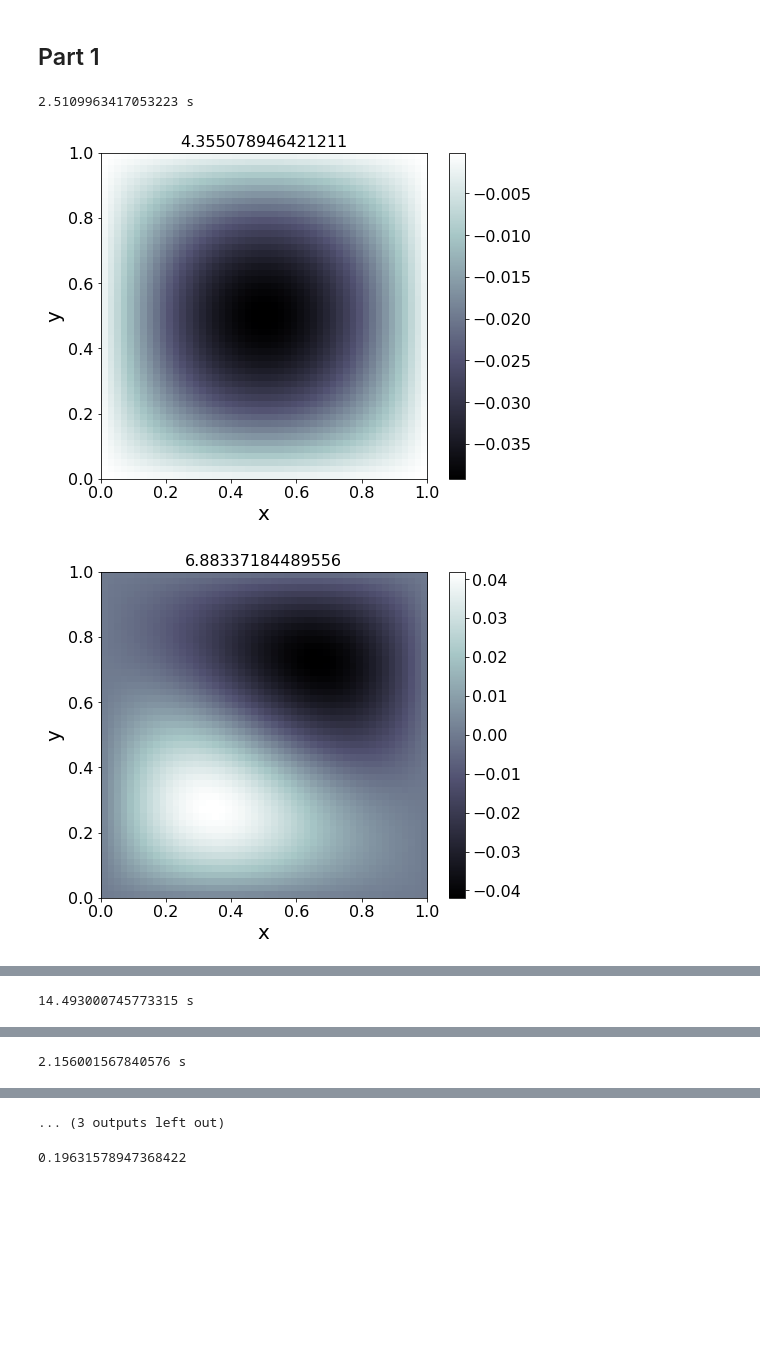
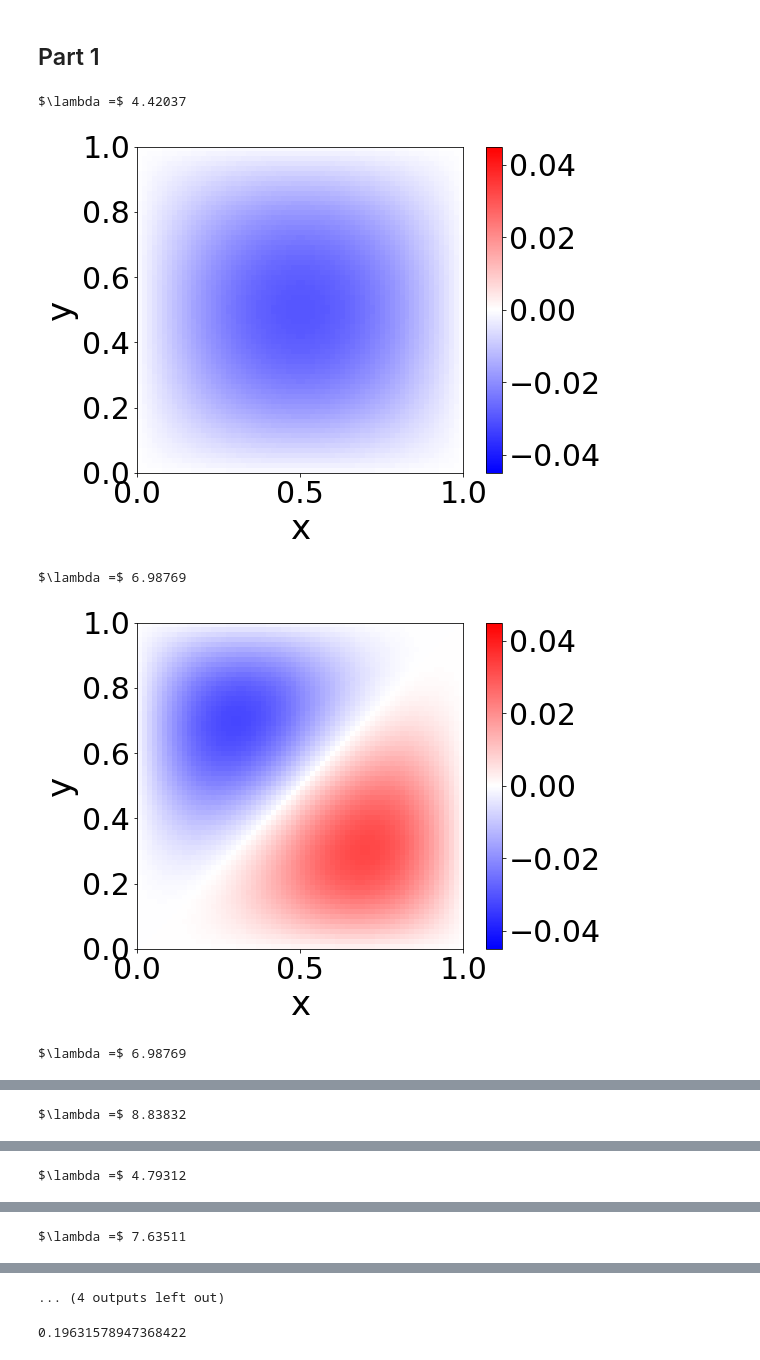
Before and after one commit to Nickvs99/ScientificComputing, a Jupyter notebook: Set 3/set3.ipynb, the cells around one changed output, grey strips where cells are left out. Saved outputs shown, nothing was run; the diff lists cells and outputs as text; code cells hidden in the pictures; blank space fills up the shorter version.

```diff
--- a/Set 3/set3.ipynb
+++ b/Set 3/set3.ipynb
@@ -10,8 +10,8 @@ from spring import Spring
 # %%
 # Run cell to increase font sizes. Usefull when saving plots
-SMALL_SIZE = 16
-MEDIUM_SIZE = 20
-BIGGER_SIZE = 24
+SMALL_SIZE = 20
+MEDIUM_SIZE = 24
+BIGGER_SIZE = 28
 
 plt.rc('font', size=SMALL_SIZE)          # controls default text sizes
 plt.rc('axes', titlesize=SMALL_SIZE)     # fontsize of the axes title
@@ -25,10 +25,12 @@ plt.rcParams["figure.figsize"] = (8,6)
 # %% [markdown]
 ## Part 1
 # %%
-WaveEquation(dx=0.02, L_x = 1, L_y = 1, circle=False, sparse=True).show_eigenvectors(4)
-WaveEquation(dx=0.02, L_x = 1, L_y = 2, circle=False, sparse=True).show_eigenvectors(4)
-WaveEquation(dx=0.02, L_x = 1, L_y = 1, circle=True, sparse=True).show_eigenvectors(4)
+WaveEquation(dx=0.015, L_x = 1, L_y = 1, circle=False, sparse=False).show_eigenvectors(4, cmap='bwr')
+WaveEquation(dx=0.015, L_x = 1, L_y = 2, circle=False, sparse=False).show_eigenvectors(4, cmap='bwr')
+WaveEquation(dx=0.015, L_x = 1, L_y = 1, circle=True, sparse=False).show_eigenvectors(4, cmap='bwr')
 # %% [output]
-2.5109963417053223 s
+$\lambda =$ 4.42037
-[figure, old version]
+[figure, new version]
+$\lambda =$ 6.98769
-[figure, old version]
+[figure, new version]
+$\lambda =$ 6.98769
@@ -35,0 +38 @@ WaveEquation(dx=0.02, L_x = 1, L_y = 1, circle=True, sparse=True).show_eigenvect
+$\lambda =$ 8.83832
@@ -37 +40 @@ WaveEquation(dx=0.02, L_x = 1, L_y = 1, circle=True, sparse=True).show_eigenvect
-14.493000745773315 s
+$\lambda =$ 4.79312
@@ -38,0 +42 @@ WaveEquation(dx=0.02, L_x = 1, L_y = 1, circle=True, sparse=True).show_eigenvect
+$\lambda =$ 7.63511
@@ -42 +43,0 @@ WaveEquation(dx=0.02, L_x = 1, L_y = 1, circle=True, sparse=True).show_eigenvect
-2.156001567840576 s
@@ -44,4 +44,4 @@ WaveEquation(dx=0.02, L_x = 1, L_y = 1, circle=True, sparse=True).show_eigenvect
-... (3 outputs left out)
+... (4 outputs left out)
 # %%
 standard_avgs = []
 sparse_avgs = []
```
Also changed, not shown: parts of 7 cells of this notebook, 47 other files.
